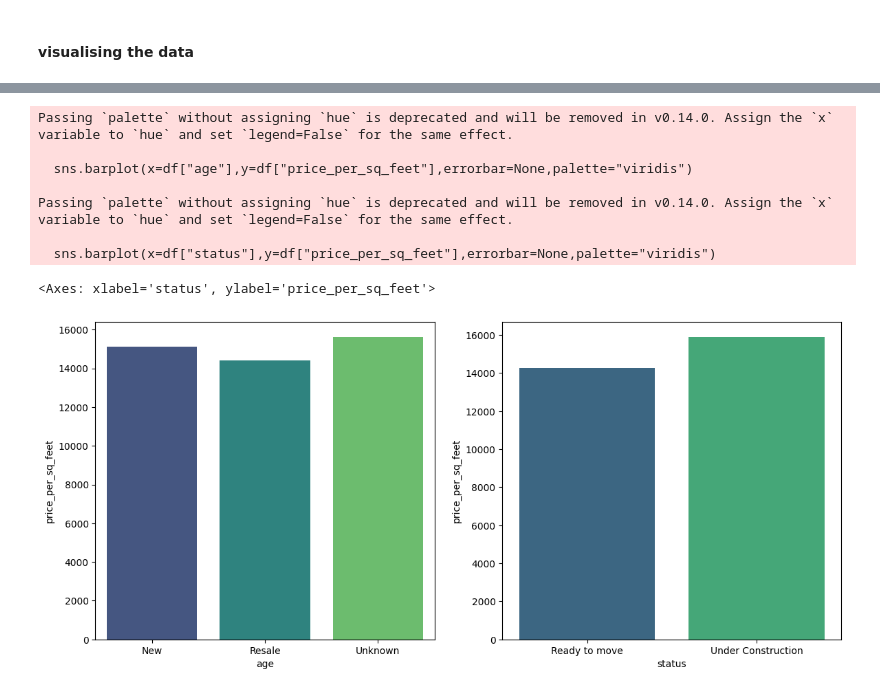
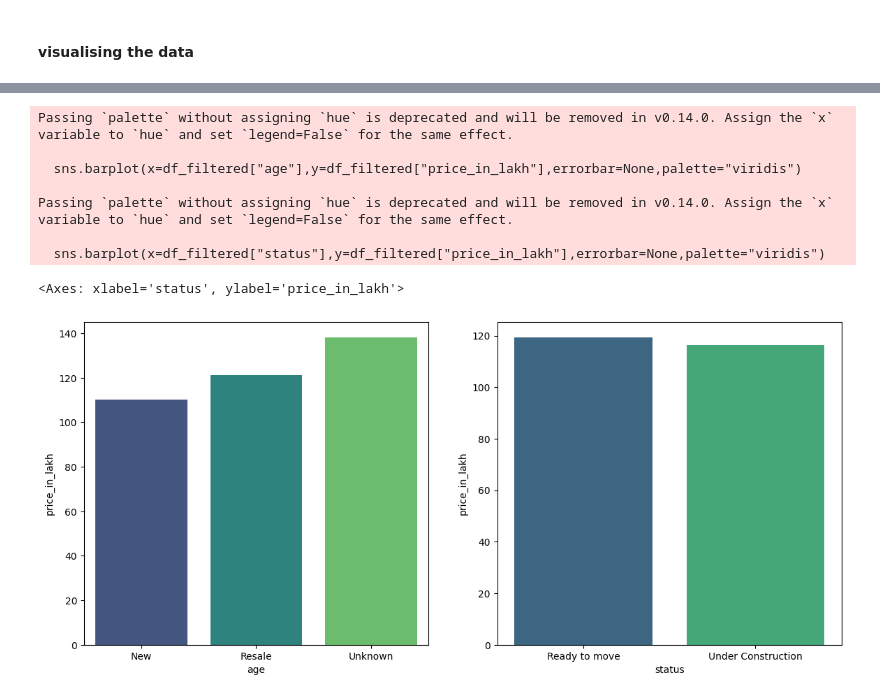
Before and after one commit to awezix/Housing_price_prediction, a Jupyter notebook: notebooks/EDA.ipynb, the cells around one changed output, grey strips where cells are left out. Cells and saved outputs as stored; diff of their text form; code cells hidden in the pictures.

```diff
--- a/notebooks/EDA.ipynb
+++ b/notebooks/EDA.ipynb
@@ -264,9 +264,9 @@ Name: count, dtype: int64
 # %% [markdown]
 #### creating price per square feet column
 # %%
-df["price_per_sq_feet"]=(df["price_in_lakh"]*100000 )/df["area"]
+# df["price_per_sq_feet"]=(df["price_in_lakh"]*100000 )/df["area"]
 # %%
-df=df.drop("price_in_lakh",axis=1)
+# df=df.drop("price_in_lakh",axis=1)
 # %%
 df.head()
 # %% [output]
@@ -284,0 +293,8 @@ df.shape
+# %%
+q1=df["price_in_lakh"].quantile(0.25)
+q3=df["price_in_lakh"].quantile(0.75)
+IQR=q3-q1
+# filtering out outliers
+lower_bound=q1-1.5*IQR
+upper_bound=q3+1.5*IQR
+df_filtered=df[(df["price_in_lakh"] > lower_bound) & (df["price_in_lakh"] < upper_bound)]
@@ -294,17 +331,17 @@ Passing `palette` without assigning `hue` is deprecated and will be removed in v
 # %%
 plt.figure(figsize=(14,6))
 plt.subplot(121)
-sns.barplot(x=df["age"],y=df["price_per_sq_feet"],errorbar=None,palette="viridis")
+sns.barplot(x=df_filtered["age"],y=df_filtered["price_in_lakh"],errorbar=None,palette="viridis")
 plt.subplot(122)
-sns.barplot(x=df["status"],y=df["price_per_sq_feet"],errorbar=None,palette="viridis")
+sns.barplot(x=df_filtered["status"],y=df_filtered["price_in_lakh"],errorbar=None,palette="viridis")
 # %% [output]
 Passing `palette` without assigning `hue` is deprecated and will be removed in v0.14.0. Assign the `x` variable to `hue` and set `legend=False` for the same effect.
 
-  sns.barplot(x=df["age"],y=df["price_per_sq_feet"],errorbar=None,palette="viridis")
+  sns.barplot(x=df_filtered["age"],y=df_filtered["price_in_lakh"],errorbar=None,palette="viridis")
 
 Passing `palette` without assigning `hue` is deprecated and will be removed in v0.14.0. Assign the `x` variable to `hue` and set `legend=False` for the same effect.
 
-  sns.barplot(x=df["status"],y=df["price_per_sq_feet"],errorbar=None,palette="viridis")
+  sns.barplot(x=df_filtered["status"],y=df_filtered["price_in_lakh"],errorbar=None,palette="viridis")
-<Axes: xlabel='status', ylabel='price_per_sq_feet'>
+<Axes: xlabel='status', ylabel='price_in_lakh'>
-[figure, old version]
+[figure, new version]
 # %%
```
Also changed, not shown: parts of 10 cells of this notebook.
